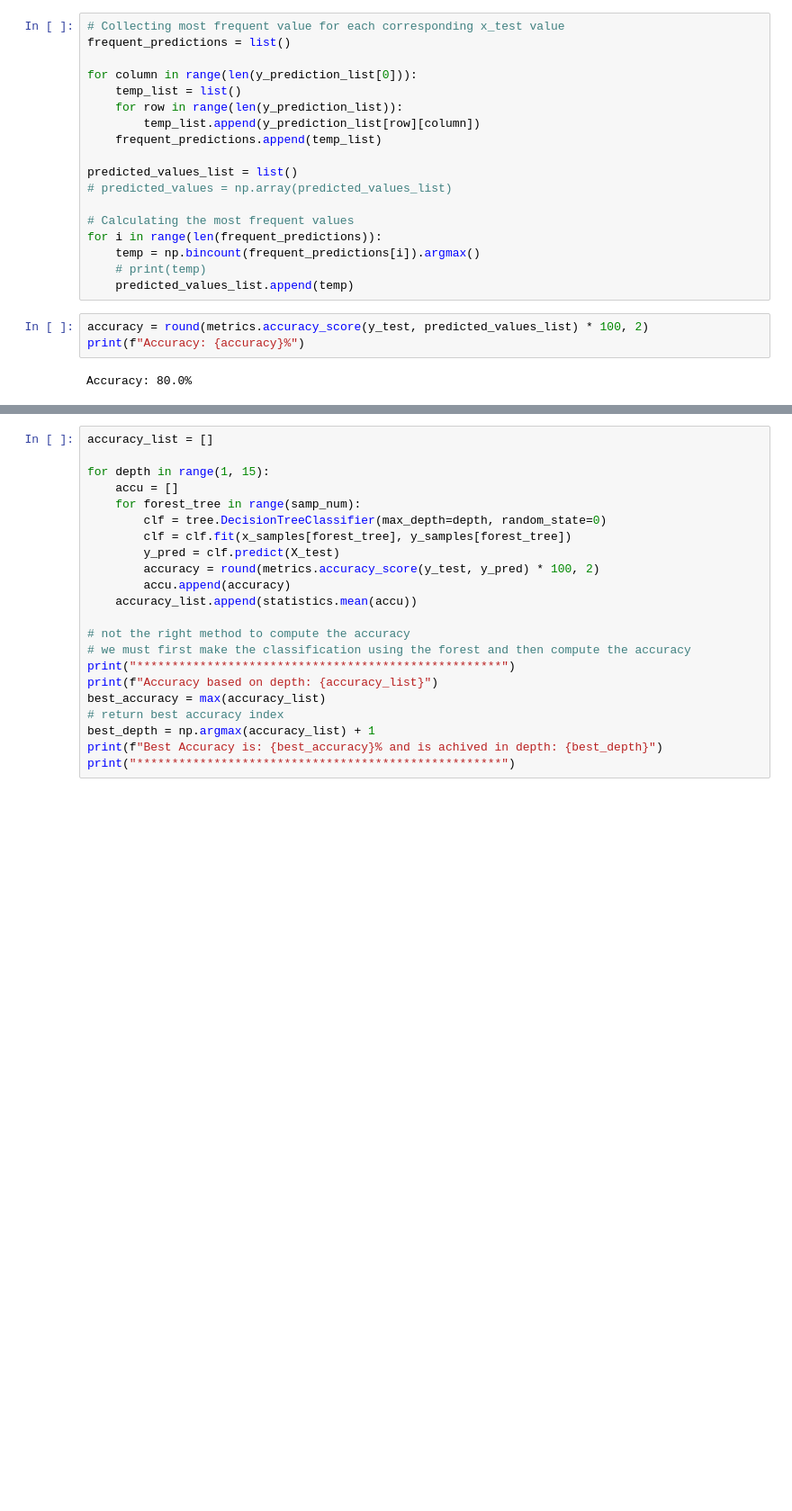
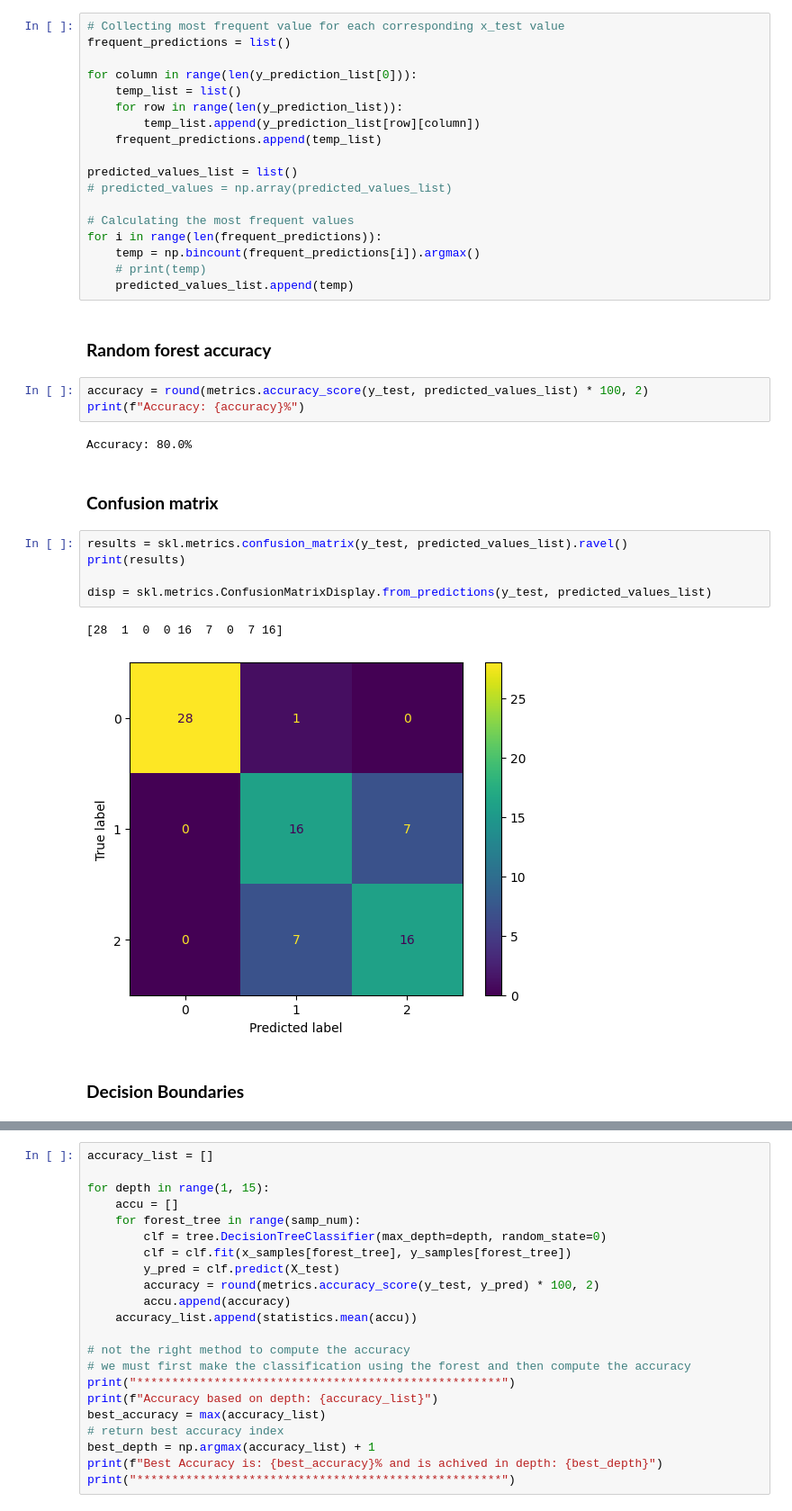
Before and after one commit to andreasmk/Iris-Classification, a Jupyter notebook: iris.ipynb, the cells around one changed output, grey strips where cells are left out. Shown: that part at 90% size. Cells and saved outputs as stored; diff of their text form; blank space fills up the shorter version.

Commit message:
Confusion matrix

```diff
--- a/iris.ipynb
+++ b/iris.ipynb
@@ -318,8 +320,22 @@ for i in range(len(frequent_predictions)):
     temp = np.bincount(frequent_predictions[i]).argmax()
     # print(temp)
     predicted_values_list.append(temp)
+# %% [markdown]
+### **Random forest accuracy**
 # %%
 accuracy = round(metrics.accuracy_score(y_test, predicted_values_list) * 100, 2)
 print(f"Accuracy: {accuracy}%")
 # %% [output]
 Accuracy: 80.0%
+# %% [markdown]
+### **Confusion matrix**
+# %%
+results = skl.metrics.confusion_matrix(y_test, predicted_values_list).ravel()
+print(results)
+
+disp = skl.metrics.ConfusionMatrixDisplay.from_predictions(y_test, predicted_values_list)
+# %% [output]
+[28  1  0  0 16  7  0  7 16]
+[figure, added]
+# %% [markdown]
+### **Decision Boundaries**
```
Also changed, not shown: parts of 8 cells of this notebook.
